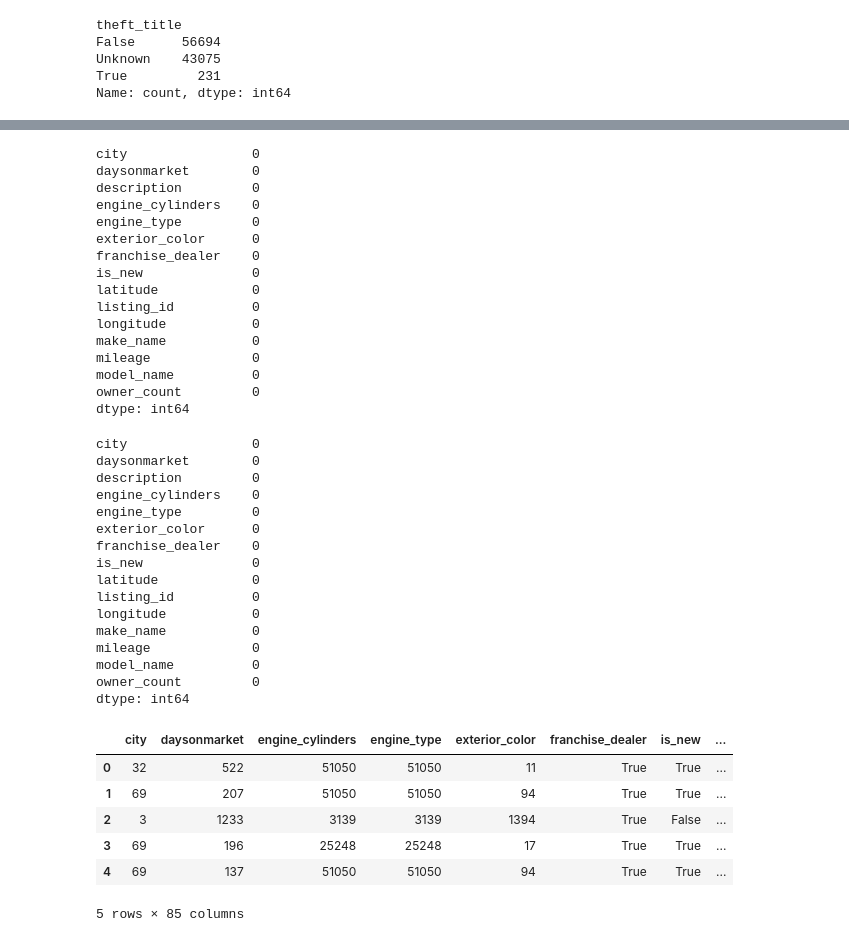
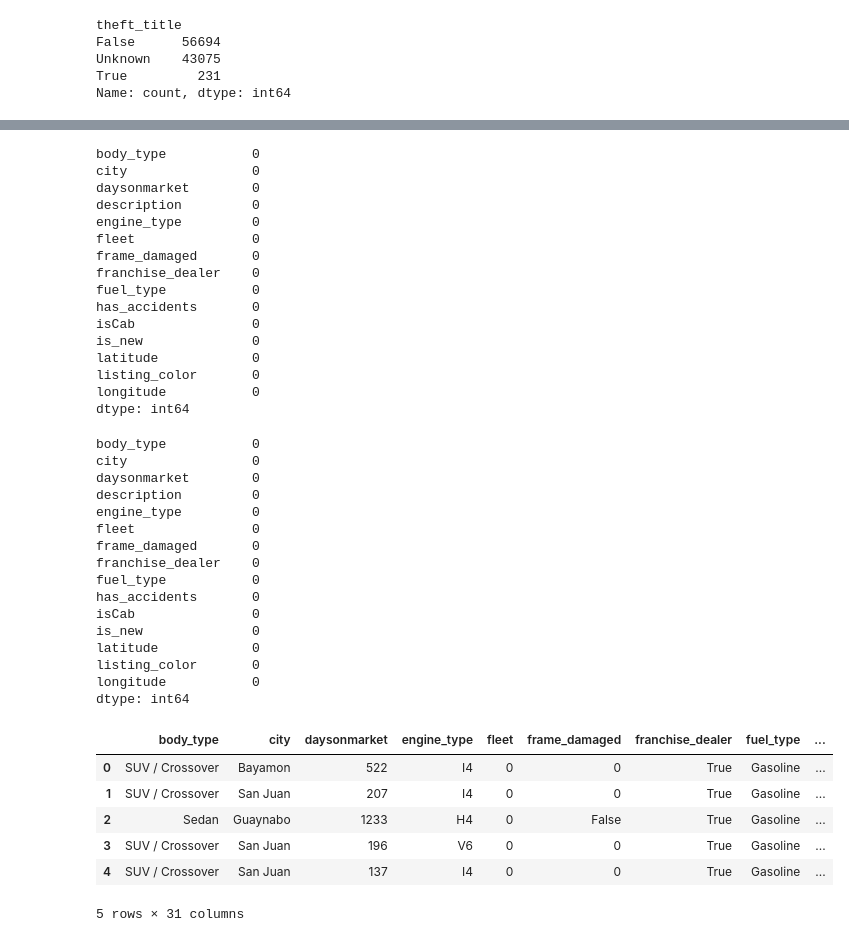
Before and after one commit to clarktommie/multimodal_insurance_project, a Jupyter notebook: notebooks/00_explore_tabular.ipynb, the cells around one changed output, grey strips where cells are left out. Saved outputs shown, nothing was run; the diff lists cells and outputs as text; code cells hidden in the pictures.

```diff
--- a/notebooks/00_explore_tabular.ipynb
+++ b/notebooks/00_explore_tabular.ipynb
@@ -117,11 +125,11 @@ used_cars_df['wheel_system']          = used_cars_df['wheel_system'].fillna("Unk
 used_cars_df['wheel_system_display']  = used_cars_df['wheel_system_display'].fillna("Unknown")
 used_cars_df['trim_name']             = used_cars_df['trim_name'].fillna("Unknown")
 used_cars_df['engine_type']           = used_cars_df['engine_type'].fillna("Unknown")
-used_cars_df['engine_cylinders']      = used_cars_df['engine_cylinders'].fillna("Unknown")
+
 used_cars_df['fuel_type']             = used_cars_df['fuel_type'].fillna("Unknown")
 used_cars_df['transmission']          = used_cars_df['transmission'].fillna("Unknown")
-used_cars_df['exterior_color']        = used_cars_df['exterior_color'].fillna("Unknown")
-used_cars_df['body_type']        = used_cars_df['body_type'].fillna("Unknown")
+
+used_cars_df['body_type']             = used_cars_df['body_type'].fillna("Unknown")
 used_cars_df['transmission_display']  = used_cars_df['transmission_display'].fillna("Unknown")
 # --- Numeric features: fill with median ---
 used_cars_df['mileage']      = used_cars_df['mileage'].fillna(used_cars_df['mileage'].median())
@@ -160,9 +168,9 @@ Unknown    43075
 True         231
 Name: count, dtype: int64
 # %%
-used_cars_df['theft_title'] = used_cars_df['theft_title'].map(
-    {True: "Theft", False: "No Theft"}
-)
-used_cars_df['theft_title'] = used_cars_df['theft_title'].fillna("Unknown")
+# used_cars_df['theft_title'] = used_cars_df['theft_title'].map(
+#     {True: "Theft", False: "No Theft"}
+# )
+# used_cars_df['theft_title'] = used_cars_df['theft_title'].fillna("Unknown")
 
-used_cars_df['theft_title'].value_counts(dropna=False)
+# used_cars_df['theft_title'].value_counts(dropna=False)
@@ -225,21 +220,21 @@ Final shape: (100000, 86)
 # %%
-used_cars_encoded.isna().sum().sort_values(ascending=False).head(15)
+used_cars_clean.isna().sum().sort_values(ascending=False).head(15)
 # %% [output]
+body_type           0
 city                0
 daysonmarket        0
 description         0
-engine_cylinders    0
 engine_type         0
-exterior_color      0
+fleet               0
+frame_damaged       0
 franchise_dealer    0
+fuel_type           0
+has_accidents       0
+isCab               0
 is_new              0
 latitude            0
-listing_id          0
+listing_color       0
 longitude           0
-make_name           0
-mileage             0
-model_name          0
-owner_count         0
 dtype: int64
 # %%
 from sklearn.impute import SimpleImputer
@@ -248,42 +243,47 @@ import numpy as np
 
 # Fill numeric cols
 num_imputer = SimpleImputer(strategy='median')
-used_cars_encoded['mileage'] = num_imputer.fit_transform(used_cars_encoded[['mileage']])
-used_cars_encoded['owner_count'] = num_imputer.fit_transform(used_cars_encoded[['owner_count']])
+used_cars_clean['mileage'] = num_imputer.fit_transform(used_cars_clean[['mileage']])
+used_cars_clean['owner_count'] = num_imputer.fit_transform(used_cars_clean[['owner_count']])
 
 # Fill categoricals with 'Unknown'
-for col in ['engine_type', 'engine_cylinders', 'exterior_color', 'transmission_display', 'trim_name']:
-    used_cars_encoded[col] = used_cars_encoded[col].fillna("Unknown")
+for col in ['engine_type','transmission_display', 'trim_name']:
+    used_cars_clean[col] = used_cars_clean[col].fillna("Unknown")
+
+# map fleet to 0/1
+used_cars_clean['fleet'] = used_cars_clean['fleet'].map(
+    {True: 1, False: 0}
+)
 # %%
-used_cars_encoded.isna().sum().sort_values(ascending=False).head(15)
+used_cars_clean.isna().sum().sort_values(ascending=False).head(15)
 # %% [output]
+body_type           0
 city                0
 daysonmarket        0
 description         0
-engine_cylinders    0
 engine_type         0
-exterior_color      0
+fleet               0
+frame_damaged       0
 franchise_dealer    0
+fuel_type           0
+has_accidents       0
+isCab               0
 is_new              0
 latitude            0
-listing_id          0
+listing_color       0
 longitude           0
-make_name           0
-mileage             0
-model_name          0
-owner_count         0
 dtype: int64
 # %%
 # drop description for baseline model
-used_cars_encoded.drop(columns=['description'], inplace=True)
+used_cars_clean.drop(columns=['description'], inplace=True)
 # %%
-used_cars_encoded.head()
+used_cars_clean.head()
 # %% [output]
-|  | city | daysonmarket | engine_cylinders | engine_type | exterior_color | franchise_dealer | is_new | ... |
-| 0 | 32 | 522 | 51050 | 51050 | 11 | True | True | ... |
-| 1 | 69 | 207 | 51050 | 51050 | 94 | True | True | ... |
-| 2 | 3 | 1233 | 3139 | 3139 | 1394 | True | False | ... |
-| 3 | 69 | 196 | 25248 | 25248 | 17 | True | True | ... |
-| 4 | 69 | 137 | 51050 | 51050 | 94 | True | True | ... |
+|  | body_type | city | daysonmarket | engine_type | fleet | frame_damaged | franchise_dealer | fuel_type | ... |
+| 0 | SUV / Crossover | Bayamon | 522 | I4 | 0 | 0 | True | Gasoline | ... |
+| 1 | SUV / Crossover | San Juan | 207 | I4 | 0 | 0 | True | Gasoline | ... |
+| 2 | Sedan | Guaynabo | 1233 | H4 | 0 | False | True | Gasoline | ... |
+| 3 | SUV / Crossover | San Juan | 196 | V6 | 0 | 0 | True | Gasoline | ... |
+| 4 | SUV / Crossover | San Juan | 137 | I4 | 0 | 0 | True | Gasoline | ... |
-5 rows × 85 columns
+5 rows × 31 columns
 # %%
```
Also changed, not shown: parts of 12 cells of this notebook, 3 other files.
